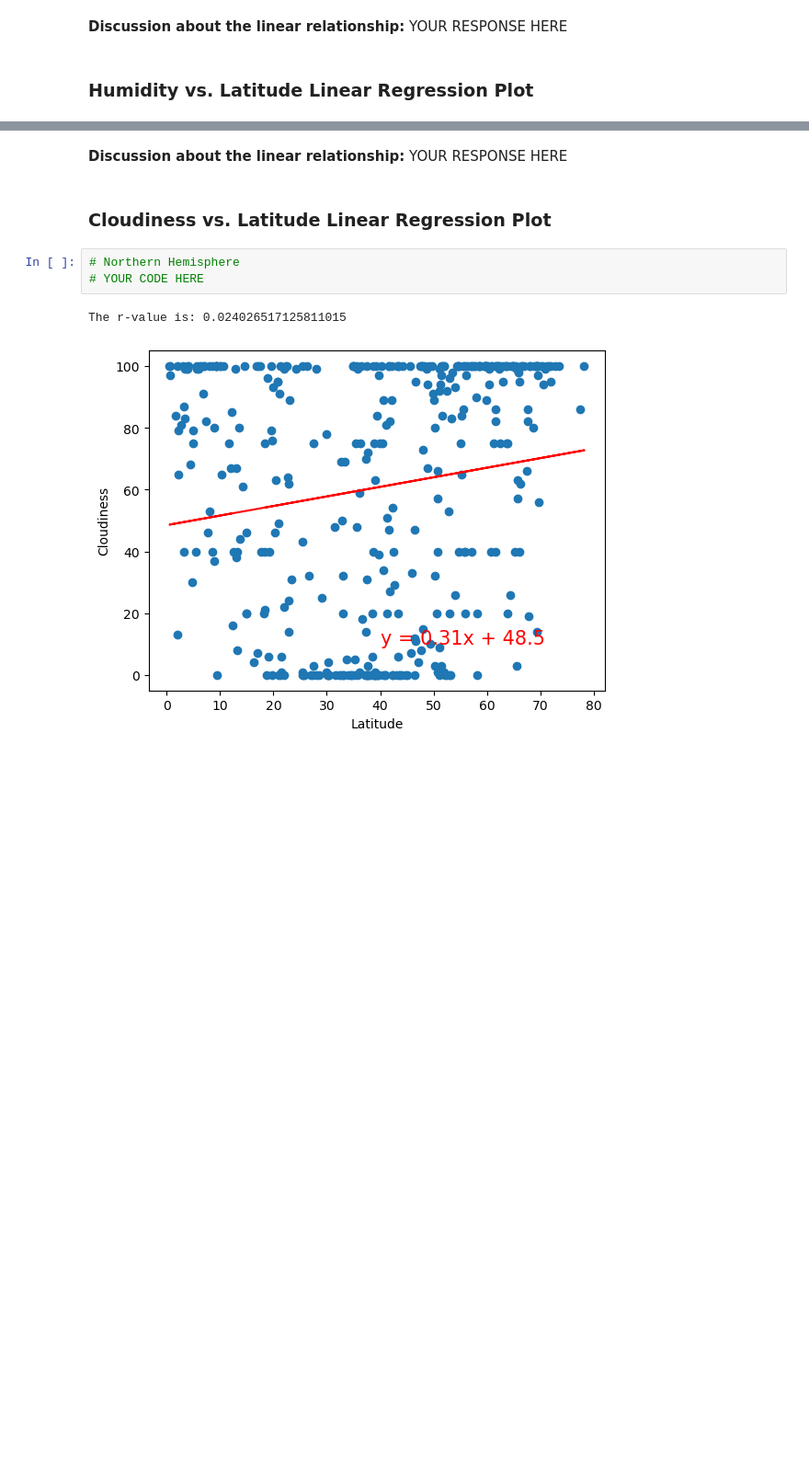
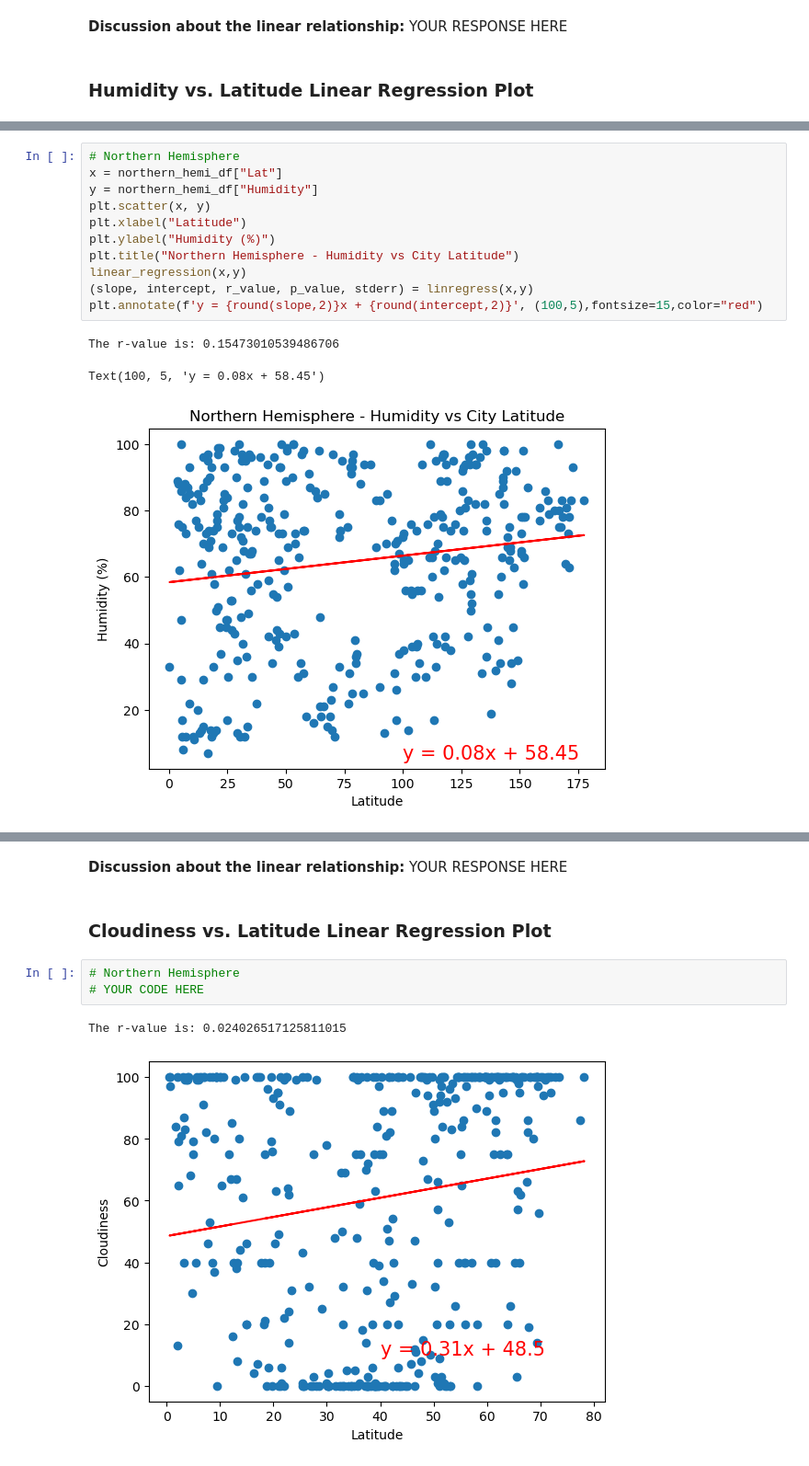
Before and after one commit to smepps1989/python-api-challenge, a Jupyter notebook: WeatherPy/WeatherPy.ipynb, the cells around one changed output, grey strips where cells are left out. Shown at 92% size. Cells and saved outputs as stored; diff of their text form; blank space fills up the shorter version.

```diff
--- a/WeatherPy/WeatherPy.ipynb
+++ b/WeatherPy/WeatherPy.ipynb
@@ -327,0 +339,15 @@ The r-value is: 0.0002808747046324607
+# %%
+# Northern Hemisphere
+x = northern_hemi_df["Lat"]
+y = northern_hemi_df["Humidity"]
+plt.scatter(x, y)
+plt.xlabel("Latitude")
+plt.ylabel("Humidity (%)")
+plt.title("Northern Hemisphere - Humidity vs City Latitude")
+linear_regression(x,y)
+(slope, intercept, r_value, p_value, stderr) = linregress(x,y)
+plt.annotate(f'y = {round(slope,2)}x + {round(intercept,2)}', (100,5),fontsize=15,color="red")
+# %% [output]
+The r-value is: 0.15473010539486706
+Text(100, 5, 'y = 0.08x + 58.45')
+[figure, added]
```
Also changed, not shown: parts of 9 cells of this notebook.
